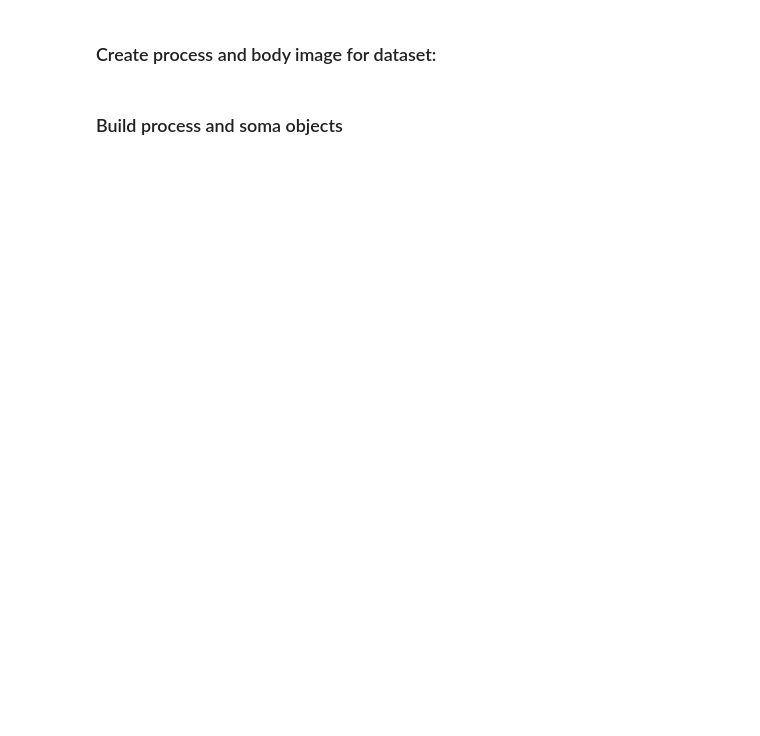
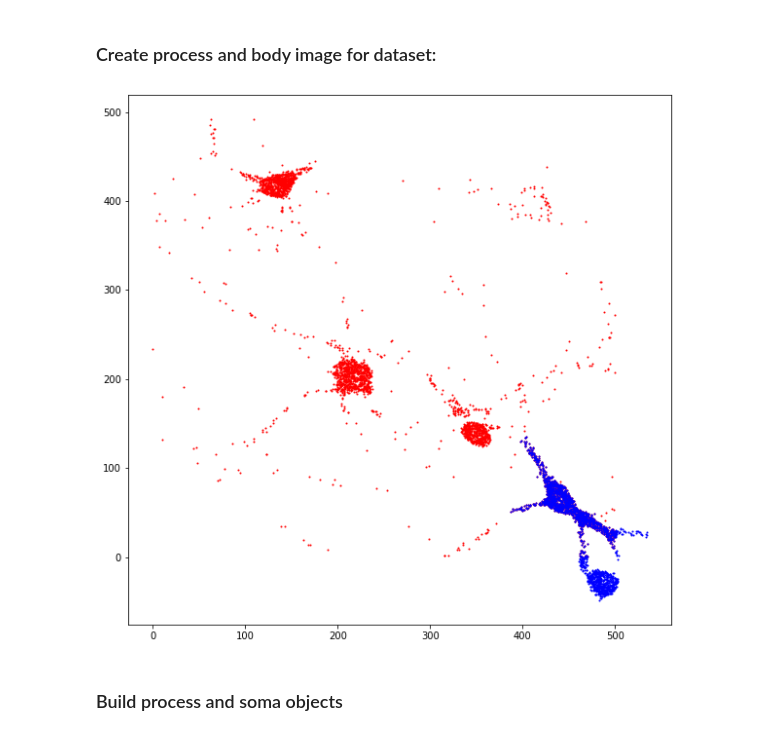
Before and after one commit to Harrison-Oatman/NeuronSegmentation, a Jupyter notebook: session.ipynb, the cells around one changed output. Saved outputs shown, nothing was run; the diff lists cells and outputs as text; code cells hidden in the pictures; blank space fills up the shorter version.

```diff
--- a/session.ipynb
+++ b/session.ipynb
@@ -55,6 +56,33 @@ if not (os.path.exists(processImageFile) and os.path.exists(somaImageFile)):
 
 processImage = np.load(processImageFile)
 somaImage = np.load(somaImageFile)
+# %%
+mini_rna = RNA.sample(100000)
+qtree, rna_list = convert_to_qtree(RNA, [0.0, 0.0, somaImage.shape[0], somaImage.shape[1]], 10)
+# %%
+rec = Rect([250, 1000, 500, 500])
+#
+# fig = plt.figure(figsize=(10,10))
+# ax = plt.subplot()
+# # qtree.draw(ax, rec)
+# qtree.point_plot(ax, rec)
+# plt.show()
+#
+fig = plt.figure(figsize=(10,10))
+ax = plt.subplot()
+
+qtree.point_plot(ax, rec)
+
+group = PointExplorer(qtree)
+searcher = NearestNeighborSearch(qtree, 10, 5)
+adder = AddMethod()
+group.start_point(np.random.choice(qtree.query(rec)))
+group.expand(searcher, adder)
+plot_points(ax, group.accepted, c='b', offset=(rec.y, rec.x))
+
+plt.show()
+# %% [output]
+[figure, added]
 # %% [markdown]
 ### Build process and soma objects
 # %%
```
Also changed, not shown: parts of 15 cells of this notebook, 3 other files.
